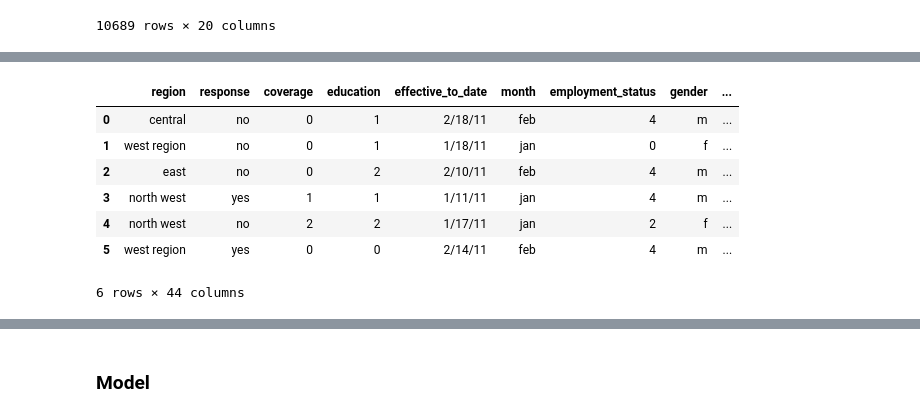
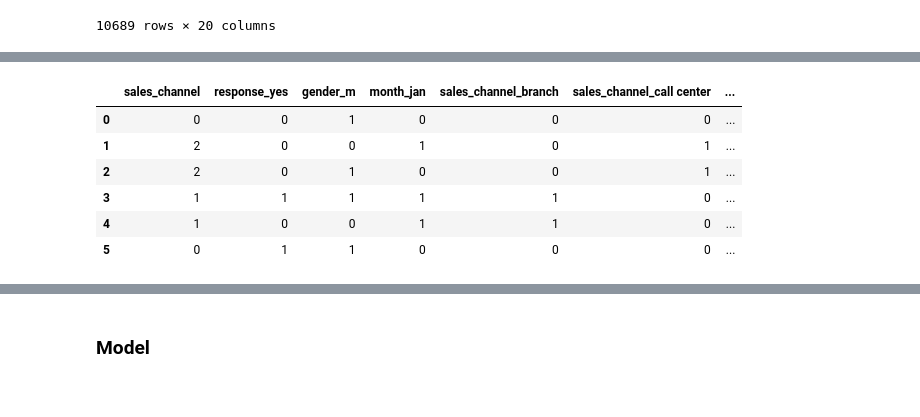
Before and after one commit to jagiussani/JuanLabs, a Jupyter notebook: Forth Week/Model Evaluation & Improving.ipynb, the cells around one changed output, grey strips where cells are left out. Cells and saved outputs as stored; diff of their text form; code cells hidden in the pictures.

```diff
--- a/Forth Week/Model Evaluation & Improving.ipynb
+++ b/Forth Week/Model Evaluation & Improving.ipynb
@@ -327,4 +327,5 @@ categorical['vehicle_size'] = categorical['vehicle_size'].replace(m6)
 # %%
 #Incluiding dummies into categorical
 cat = pd.concat([categorical, dummies], axis = 1)
-cat
+# We will drop all the non-numerical columns
+cate = cat.drop(cat.select_dtypes(exclude=np.number), axis=1)
@@ -345,13 +332,12 @@ cat
 # %%
 #combining the 2 data sets
-df2 = pd.concat([cat, numerical], axis = 1)
+df2 = pd.concat([cate, numerical], axis = 1)
 df2.head(6)
 # %% [output]
-|  | region | response | coverage | education | effective_to_date | month | employment_status | gender | ... |
-| 0 | central | no | 0 | 1 | 2/18/11 | feb | 4 | m | ... |
-| 1 | west region | no | 0 | 1 | 1/18/11 | jan | 0 | f | ... |
-| 2 | east | no | 0 | 2 | 2/10/11 | feb | 4 | m | ... |
-| 3 | north west | yes | 1 | 1 | 1/11/11 | jan | 4 | m | ... |
-| 4 | north west | no | 2 | 2 | 1/17/11 | jan | 2 | f | ... |
-| 5 | west region | yes | 0 | 0 | 2/14/11 | feb | 4 | m | ... |
+|  | sales_channel | response_yes | gender_m | month_jan | sales_channel_branch | sales_channel_call center | ... |
+| 0 | 0 | 0 | 1 | 0 | 0 | 0 | ... |
+| 1 | 2 | 0 | 0 | 1 | 0 | 1 | ... |
+| 2 | 2 | 0 | 1 | 0 | 0 | 1 | ... |
+| 3 | 1 | 1 | 1 | 1 | 1 | 0 | ... |
+| 4 | 1 | 0 | 0 | 1 | 1 | 0 | ... |
+| 5 | 0 | 1 | 1 | 0 | 0 | 0 | ... |
-6 rows × 44 columns
```
Also changed, not shown: parts of 20 cells of this notebook.
